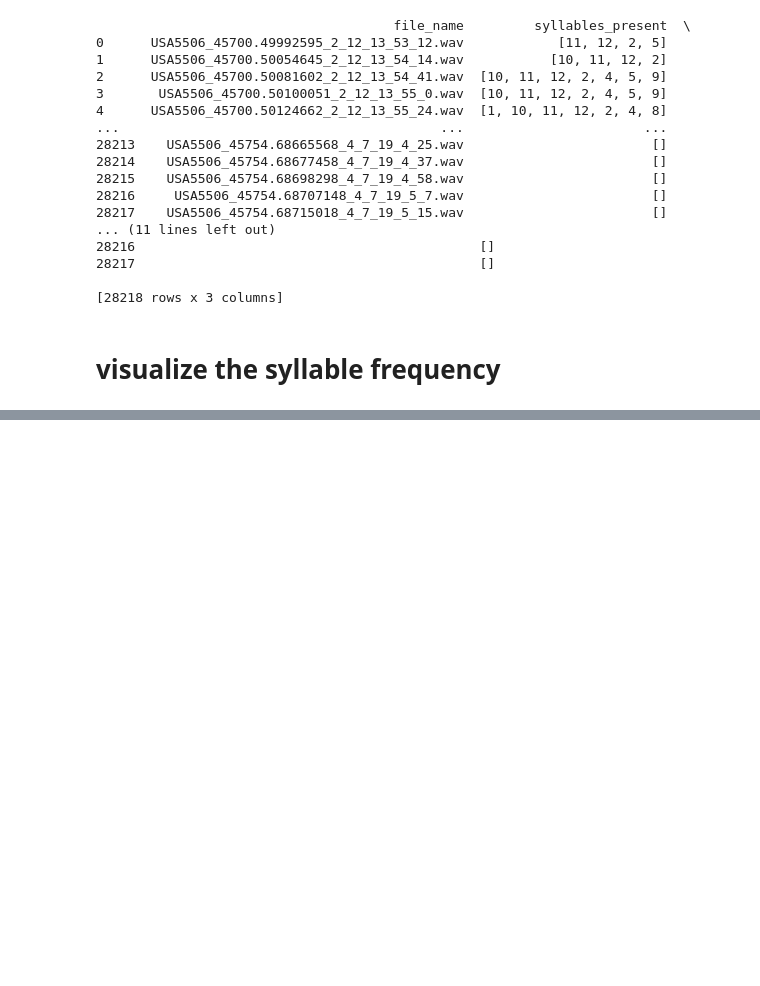
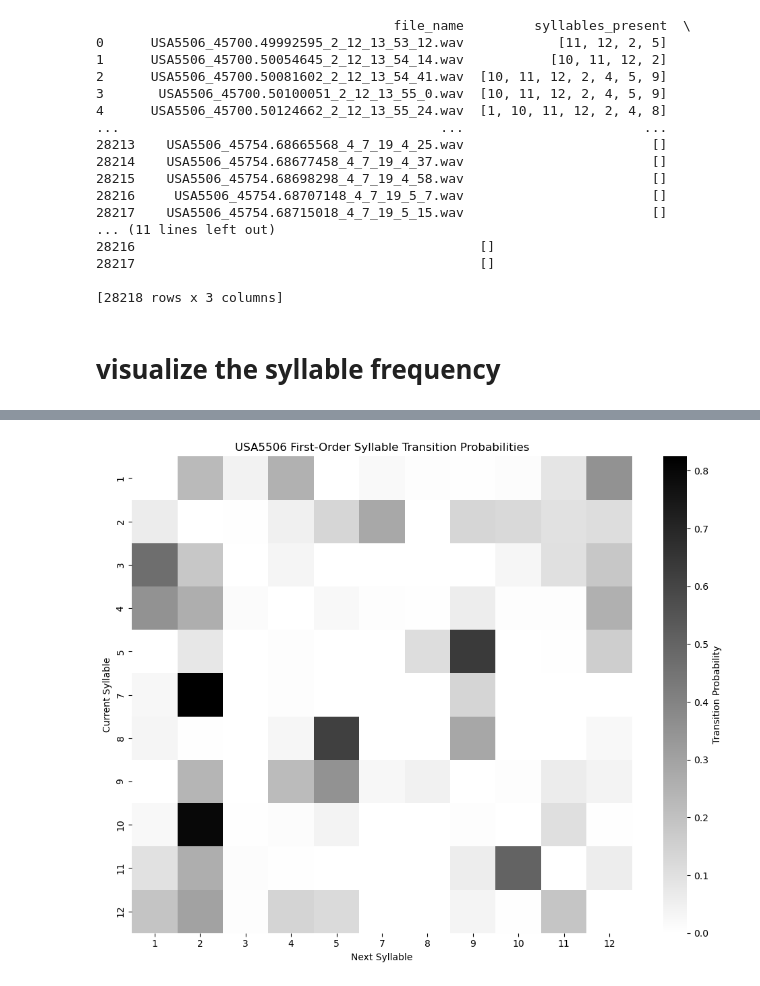
Before and after one commit to hulseyvincentr/syntax_analysis, a Jupyter notebook: notebooks/barcode_plot_of_syllable_frequency.ipynb, the cells around one changed output, grey strips where cells are left out. Saved outputs shown, nothing was run; the diff lists cells and outputs as text; code cells hidden in the pictures; blank space fills up the shorter version.

```diff
--- a/notebooks/barcode_plot_of_syllable_frequency.ipynb
+++ b/notebooks/barcode_plot_of_syllable_frequency.ipynb
@@ -414,0 +467,47 @@ plot_log_scaled_syllable_counts(count_table, animal_id="USA5326", treatment_date
+# %%
+import pandas as pd
+import numpy as np
+import matplotlib.pyplot as plt
+import seaborn as sns
+from collections import defaultdict
+
+# === STEP 1: Build Transition Count Matrix ===
+transition_counts = defaultdict(lambda: defaultdict(int))
+
+for order in organized_data_frame['syllable_order']:
+    if isinstance(order, list) and len(order) > 1:
+        for i in range(len(order) - 1):
+            curr_syll = order[i]
+            next_syll = order[i + 1]
+            transition_counts[curr_syll][next_syll] += 1
+
+# === STEP 2: Sort syllables numerically, whether they're str or int ===
+all_syllables = set(transition_counts.keys()) | {s for d in transition_counts.values() for s in d}
+
+def try_int(s):
+    try:
+        return int(s)
+    except:
+        return s  # fall back to original if it can’t be parsed
+
+sorted_syllables = sorted(all_syllables, key=lambda x: try_int(x))
+
+# === STEP 3: Create and normalize transition matrix ===
+transition_matrix = pd.DataFrame(0, index=sorted_syllables, columns=sorted_syllables)
+
+for curr_syll, nexts in transition_counts.items():
+    for next_syll, count in nexts.items():
+        transition_matrix.loc[curr_syll, next_syll] = count
+
+transition_matrix_prob = transition_matrix.div(transition_matrix.sum(axis=1), axis=0).fillna(0)
+
+# === STEP 4: Plot the transition matrix ===
+plt.figure(figsize=(10, 8))
+sns.heatmap(transition_matrix_prob, cmap='binary', cbar_kws={'label': 'Transition Probability'})
+plt.xlabel("Next Syllable")
+plt.ylabel("Current Syllable")
+plt.title(f"{animal_id} First-Order Syllable Transition Probabilities")
+plt.tight_layout()
+plt.show()
+# %% [output]
+[figure, added]
```
Also changed, not shown: parts of 8 cells of this notebook, 2 other files.
